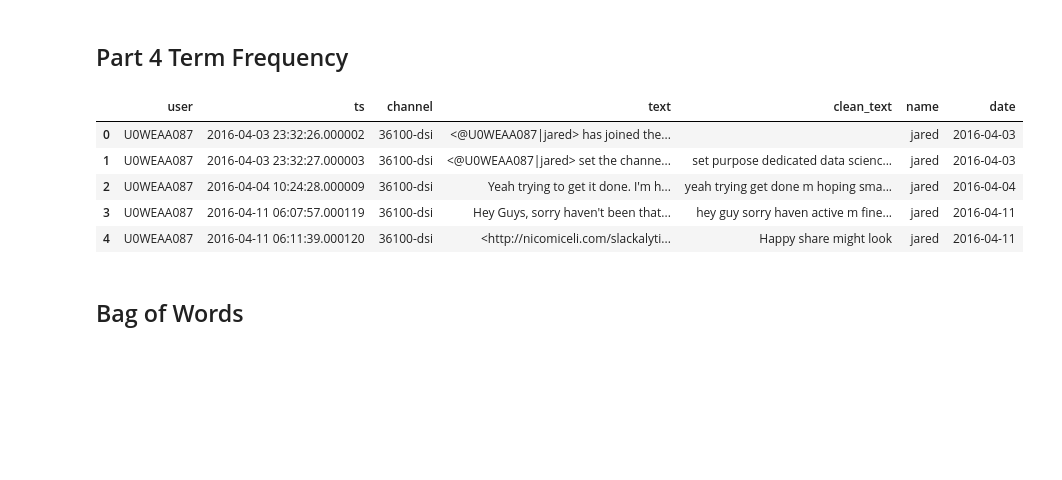
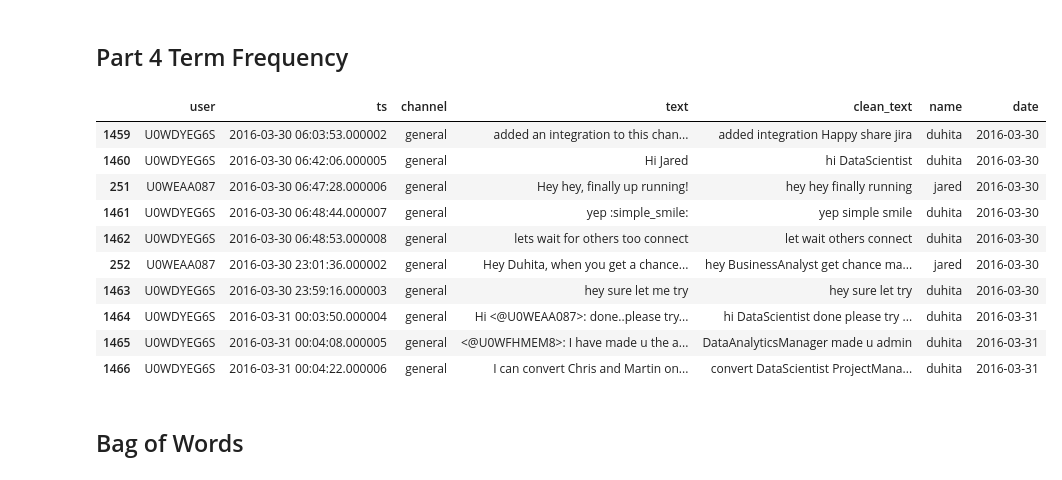
Before and after one commit to JaredChung/DSI_Assignment, a Jupyter notebook: D-Matrix_Notebook.ipynb, the cells around one changed output. Cells and saved outputs as stored; diff of their text form; code cells hidden in the pictures; blank space fills up the shorter version.

```diff
--- a/D-Matrix_Notebook.ipynb
+++ b/D-Matrix_Notebook.ipynb
@@ -97,11 +97,11 @@ from nltk.stem import WordNetLemmatizer
 plt.style.use('ggplot')
 %matplotlib inline
 # %%
-#users = pd.read_json("C:/users/Jared Chung/Desktop/D-Matrix/users.json") #Laptop
-users = pd.read_json("C:/users/jchung/desktop/D-Matrix/users.json") #Work
+users = pd.read_json("C:/users/Jared Chung/Desktop/D-Matrix/users.json") #Laptop
+#users = pd.read_json("C:/users/jchung/desktop/D-Matrix/users.json") #Work
 # %%
-#path_to_json = 'C:/users/Jared Chung/Desktop/D-Matrix/' #Laptop
-path_to_json = 'C:/users/jchung/desktop/D-Matrix/' #Work
+path_to_json = 'C:/users/Jared Chung/Desktop/D-Matrix/' #Laptop
+#path_to_json = 'C:/users/jchung/desktop/D-Matrix/' #Work
 json_dir = os.listdir(path_to_json)
 #del json_dir[0] ### do this step only if u have a mac and need to get rid of .DS Store folder
 data = pd.DataFrame()
@@ -264,9 +296,10 @@ def preprocessing(s):
     s = re.sub(r'[^a-zA-Z]'," ",s)
 
 
-    s = s.replace(" m ", "")
+    s = s.replace(" m ", " ")
     s = s.replace(" ll ", "")
-
+    s = s.replace(" u ","")
+    s = s.replace(" re ","")
     s = s.replace("  ", " ")
 
     word = s.split()
@@ -287,14 +320,19 @@ data['date'] = pd.DatetimeIndex(data.ts).normalize()
 ## Part 4 Term Frequency
 # %%
 #data[data.text.str.contains('@U13AJ8EVD')]
-data[data.name == 'jared'].head()
+data.sort_values('ts')[data.clean_text != ""].head(10)
 # %% [output]
 |  | user | ts | channel | text | clean_text | name | date |
-| 0 | U0WEAA087 | 2016-04-03 23:32:26.000002 | 36100-dsi | <@U0WEAA087|jared> has joined the... |  | jared | 2016-04-03 |
-| 1 | U0WEAA087 | 2016-04-03 23:32:27.000003 | 36100-dsi | <@U0WEAA087|jared> set the channe... | set purpose dedicated data scienc... | jared | 2016-04-03 |
-| 2 | U0WEAA087 | 2016-04-04 10:24:28.000009 | 36100-dsi | Yeah trying to get it done. I'm h... | yeah trying get done m hoping sma... | jared | 2016-04-04 |
-| 3 | U0WEAA087 | 2016-04-11 06:07:57.000119 | 36100-dsi | Hey Guys, sorry haven't been that... | hey guy sorry haven active m fine... | jared | 2016-04-11 |
-| 4 | U0WEAA087 | 2016-04-11 06:11:39.000120 | 36100-dsi | <http://nicomiceli.com/slackalyti... | Happy share might look | jared | 2016-04-11 |
+| 1459 | U0WDYEG6S | 2016-03-30 06:03:53.000002 | general | added an integration to this chan... | added integration Happy share jira | duhita | 2016-03-30 |
+| 1460 | U0WDYEG6S | 2016-03-30 06:42:06.000005 | general | Hi Jared | hi DataScientist | duhita | 2016-03-30 |
+| 251 | U0WEAA087 | 2016-03-30 06:47:28.000006 | general | Hey hey, finally up running! | hey hey finally running | jared | 2016-03-30 |
+| 1461 | U0WDYEG6S | 2016-03-30 06:48:44.000007 | general | yep :simple_smile: | yep simple smile | duhita | 2016-03-30 |
+| 1462 | U0WDYEG6S | 2016-03-30 06:48:53.000008 | general | lets wait for others too connect | let wait others connect | duhita | 2016-03-30 |
+| 252 | U0WEAA087 | 2016-03-30 23:01:36.000002 | general | Hey Duhita, when you get a chance... | hey BusinessAnalyst get chance ma... | jared | 2016-03-30 |
+| 1463 | U0WDYEG6S | 2016-03-30 23:59:16.000003 | general | hey sure let me try | hey sure let try | duhita | 2016-03-30 |
+| 1464 | U0WDYEG6S | 2016-03-31 00:03:50.000004 | general | Hi <@U0WEAA087>: done..please try... | hi DataScientist done please try ... | duhita | 2016-03-31 |
+| 1465 | U0WDYEG6S | 2016-03-31 00:04:08.000005 | general | <@U0WFHMEM8>: I have made u the a... | DataAnalyticsManager made u admin | duhita | 2016-03-31 |
+| 1466 | U0WDYEG6S | 2016-03-31 00:04:22.000006 | general | I can convert Chris and Martin on... | convert DataScientist ProjectMana... | duhita | 2016-03-31 |
 # %% [markdown]
 ## Bag of Words
 # %% [markdown]
```
Also changed, not shown: parts of 28 cells of this notebook, 5 other files.
